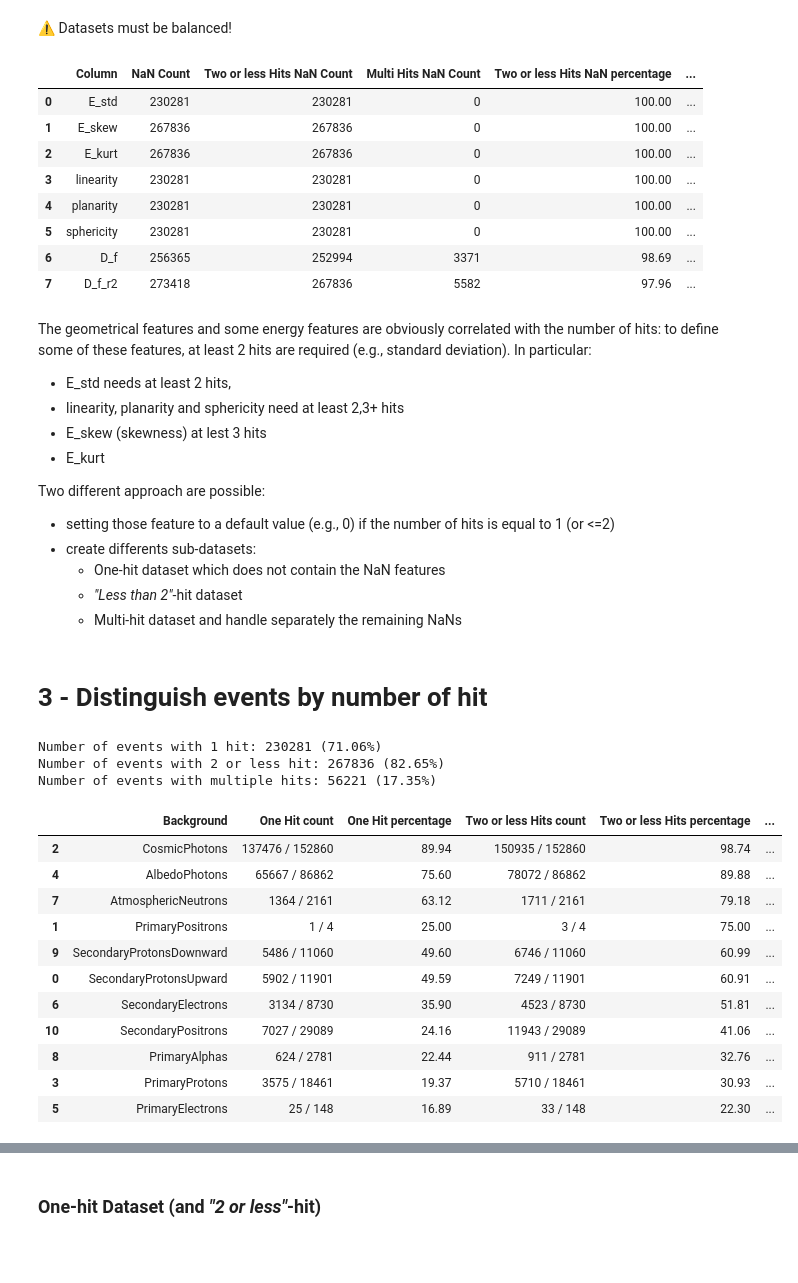
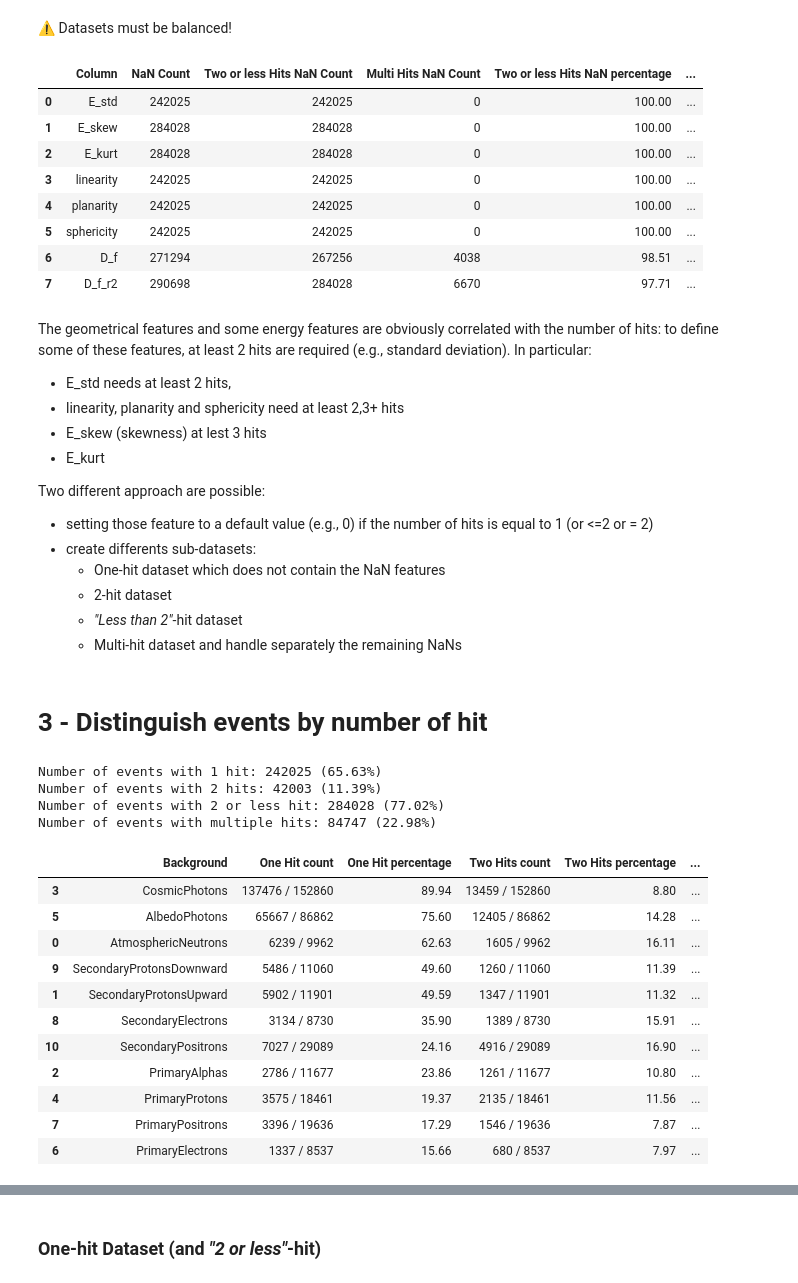
Before and after one commit to Torna99/INAF-Internship, a Jupyter notebook: notebooks/DataExploration_Preprocessing/FeatureEngineering_DataCleaning.ipynb, the cells around one changed output, grey strips where cells are left out. Drawn from its saved outputs; the diff is of its cells as text; code cells hidden in the pictures; blank space fills up the shorter version.

```diff
--- a/notebooks/DataExploration_Preprocessing/FeatureEngineering_DataCleaning.ipynb
+++ b/notebooks/DataExploration_Preprocessing/FeatureEngineering_DataCleaning.ipynb
@@ -24,12 +24,17 @@ pd.set_option("display.width", None)
 # pd.reset_option("display.max_colwidth")
 # pd.reset_option("display.width")
 # %%
-project_dir = Path.cwd().parent
-os.chdir(project_dir)
-file_path = project_dir / "data" / "Background" / "Engineered_Datasets"
-file_name = "combinedbg.csv"
+# ## go 2 dir up to the project root folder
+# project_dir = Path(os.getcwd()).parent.parent
+# os.chdir(project_dir)
+# file_path = project_dir / "data" / "Background" / "Engineered_Datasets"
+# file_name = "combinedbg.csv"
+
+file_path = "../../data/Background/Engineered_Datasets"
+file_name = "/combinedbg_full.csv"
 SAVE = False
 # %%
-ds = pd.read_csv(file_path / file_name, header=0)
+# ds = pd.read_csv(file_path / file_name, header=0)
+ds = pd.read_csv(file_path + file_name, header=0)
 ds.shape
 # %% [output]
@@ -303,14 +308,14 @@ nan_report.index.name = "Column"
 nan_report.reset_index()
 # %% [output]
 |  | Column | NaN Count | Two or less Hits NaN Count | Multi Hits NaN Count | Two or less Hits NaN percentage | ... |
-| 0 | E_std | 230281 | 230281 | 0 | 100.00 | ... |
-| 1 | E_skew | 267836 | 267836 | 0 | 100.00 | ... |
-| 2 | E_kurt | 267836 | 267836 | 0 | 100.00 | ... |
-| 3 | linearity | 230281 | 230281 | 0 | 100.00 | ... |
-| 4 | planarity | 230281 | 230281 | 0 | 100.00 | ... |
-| 5 | sphericity | 230281 | 230281 | 0 | 100.00 | ... |
-| 6 | D_f | 256365 | 252994 | 3371 | 98.69 | ... |
-| 7 | D_f_r2 | 273418 | 267836 | 5582 | 97.96 | ... |
+| 0 | E_std | 242025 | 242025 | 0 | 100.00 | ... |
+| 1 | E_skew | 284028 | 284028 | 0 | 100.00 | ... |
+| 2 | E_kurt | 284028 | 284028 | 0 | 100.00 | ... |
+| 3 | linearity | 242025 | 242025 | 0 | 100.00 | ... |
+| 4 | planarity | 242025 | 242025 | 0 | 100.00 | ... |
+| 5 | sphericity | 242025 | 242025 | 0 | 100.00 | ... |
+| 6 | D_f | 271294 | 267256 | 4038 | 98.51 | ... |
+| 7 | D_f_r2 | 290698 | 284028 | 6670 | 97.71 | ... |
 # %% [markdown]
 The geometrical features and some energy features are obviously correlated with the number of hits: to define some of these features, at least 2 hits are required (e.g., standard deviation). In particular:
 - E_std needs at least 2 hits,
@@ -319,56 +324,64 @@ The geometrical features and some energy features are obviously correlated with
 - E_kurt
 
 Two different approach are possible:
-- setting those feature to a default value (e.g., 0) if the number of hits is equal to 1 (or <=2)
+- setting those feature to a default value (e.g., 0) if the number of hits is equal to 1 (or <=2 or = 2)
 - create differents sub-datasets:
     - One-hit dataset which does not contain the NaN features
+    - 2-hit dataset
     - *"Less than 2"*-hit dataset
     - Multi-hit dataset and handle separately the remaining NaNs
 # %% [markdown]
 # 3 - Distinguish events by number of hit
 # %%
 one_hit = ds[ds["hits_sum"] == 1]
+two_hit = ds[ds["hits_sum"] == 2]
 less2_hit = ds[ds["hits_sum"] <= 2]
 multi_hit = ds[ds["hits_sum"] > 2]
 
 print(f"Number of events with 1 hit: {one_hit.shape[0]} ({one_hit.shape[0]/ds.shape[0]*100:.2f}%)")
+print(f"Number of events with 2 hits: {two_hit.shape[0]} ({two_hit.shape[0]/ds.shape[0]*100:.2f}%)")
 print(f"Number of events with 2 or less hit: {less2_hit.shape[0]} ({less2_hit.shape[0]/ds.shape[0]*100:.2f}%)")
 print(f"Number of events with multiple hits: {multi_hit.shape[0]} ({multi_hit.shape[0]/ds.shape[0]*100:.2f}%)")
 
 bg = ds["particle_type"].unique()
 one_hit_counts = [one_hit[one_hit["particle_type"] == b].shape[0] for b in bg]
 one_hit_percentages = [one_hit[one_hit["particle_type"] == b].shape[0]/ds[ds["particle_type"] == b].shape[0]*100 for b in bg]
+two_hit_counts = [two_hit[two_hit["particle_type"] == b].shape[0] for b in bg]
+two_hit_percentages = [two_hit[two_hit["particle_type"] == b].shape[0]/ds[ds["particle_type"] == b].shape[0]*100 for b in bg]
 less2_hit_counts = [less2_hit[less2_hit["particle_type"] == b].shape[0] for b in bg]
 less2_hit_percentages = [less2_hit[less2_hit["particle_type"] == b].shape[0]/ds[ds["particle_type"] == b].shape[0]*100 for b in bg]
 multi_hit_counts = [multi_hit[multi_hit["particle_type"] == b].shape[0] for b in bg]
 multi_hit_percentages = [multi_hit[multi_hit["particle_type"] == b].shape[0]/ds[ds["particle_type"] == b].shape[0]*100 for b in bg]
 pd.DataFrame(
     {
         "Background": bg,
         "One Hit count": [f"{one_hit_counts[i]} / {ds[ds['particle_type'] == bg[i]].shape[0]}" for i in range(len(bg))],
         "One Hit percentage": np.round(one_hit_percentages, 2),
+        "Two Hits count": [f"{two_hit_counts[i]} / {ds[ds['particle_type'] == bg[i]].shape[0]}" for i in range(len(bg))],
+        "Two Hits percentage": np.round(two_hit_percentages, 2),
         "Two or less Hits count": [f"{less2_hit_counts[i]} / {ds[ds['particle_type'] == bg[i]].shape[0]}" for i in range(len(bg))],
         "Two or less Hits percentage": np.round(less2_hit_percentages, 2),
         "Multiple Hits count": [f"{multi_hit_counts[i]} / {ds[ds['particle_type'] == bg[i]].shape[0]}" for i in range(len(bg))],
         "Multiple Hits percentage": np.round(multi_hit_percentages, 2)
     }
 ).sort_values(by="Two or less Hits percentage", ascending=False)
 # %% [output]
-Number of events with 1 hit: 230281 (71.06%)
-Number of events with 2 or less hit: 267836 (82.65%)
-Number of events with multiple hits: 56221 (17.35%)
+Number of events with 1 hit: 242025 (65.63%)
+Number of events with 2 hits: 42003 (11.39%)
+Number of events with 2 or less hit: 284028 (77.02%)
+Number of events with multiple hits: 84747 (22.98%)
-|  | Background | One Hit count | One Hit percentage | Two or less Hits count | Two or less Hits percentage | ... |
-| 2 | CosmicPhotons | 137476 / 152860 | 89.94 | 150935 / 152860 | 98.74 | ... |
-| 4 | AlbedoPhotons | 65667 / 86862 | 75.60 | 78072 / 86862 | 89.88 | ... |
-| 7 | AtmosphericNeutrons | 1364 / 2161 | 63.12 | 1711 / 2161 | 79.18 | ... |
-| 1 | PrimaryPositrons | 1 / 4 | 25.00 | 3 / 4 | 75.00 | ... |
-| 9 | SecondaryProtonsDownward | 5486 / 11060 | 49.60 | 6746 / 11060 | 60.99 | ... |
-| 0 | SecondaryProtonsUpward | 5902 / 11901 | 49.59 | 7249 / 11901 | 60.91 | ... |
-| 6 | SecondaryElectrons | 3134 / 8730 | 35.90 | 4523 / 8730 | 51.81 | ... |
-| 10 | SecondaryPositrons | 7027 / 29089 | 24.16 | 11943 / 29089 | 41.06 | ... |
-| 8 | PrimaryAlphas | 624 / 2781 | 22.44 | 911 / 2781 | 32.76 | ... |
-| 3 | PrimaryProtons | 3575 / 18461 | 19.37 | 5710 / 18461 | 30.93 | ... |
-| 5 | PrimaryElectrons | 25 / 148 | 16.89 | 33 / 148 | 22.30 | ... |
+|  | Background | One Hit count | One Hit percentage | Two Hits count | Two Hits percentage | ... |
+| 3 | CosmicPhotons | 137476 / 152860 | 89.94 | 13459 / 152860 | 8.80 | ... |
+| 5 | AlbedoPhotons | 65667 / 86862 | 75.60 | 12405 / 86862 | 14.28 | ... |
+| 0 | AtmosphericNeutrons | 6239 / 9962 | 62.63 | 1605 / 9962 | 16.11 | ... |
+| 9 | SecondaryProtonsDownward | 5486 / 11060 | 49.60 | 1260 / 11060 | 11.39 | ... |
+| 1 | SecondaryProtonsUpward | 5902 / 11901 | 49.59 | 1347 / 11901 | 11.32 | ... |
+| 8 | SecondaryElectrons | 3134 / 8730 | 35.90 | 1389 / 8730 | 15.91 | ... |
+| 10 | SecondaryPositrons | 7027 / 29089 | 24.16 | 4916 / 29089 | 16.90 | ... |
+| 2 | PrimaryAlphas | 2786 / 11677 | 23.86 | 1261 / 11677 | 10.80 | ... |
+| 4 | PrimaryProtons | 3575 / 18461 | 19.37 | 2135 / 18461 | 11.56 | ... |
+| 7 | PrimaryPositrons | 3396 / 19636 | 17.29 | 1546 / 19636 | 7.87 | ... |
+| 6 | PrimaryElectrons | 1337 / 8537 | 15.66 | 680 / 8537 | 7.97 | ... |
 # %% [markdown]
 Two possible approach:
 - mantain one single dataset with a *flag*-like feature which distinguish between single or multi hits
```
Also changed, not shown: parts of 32 cells of this notebook, 2 other files.
